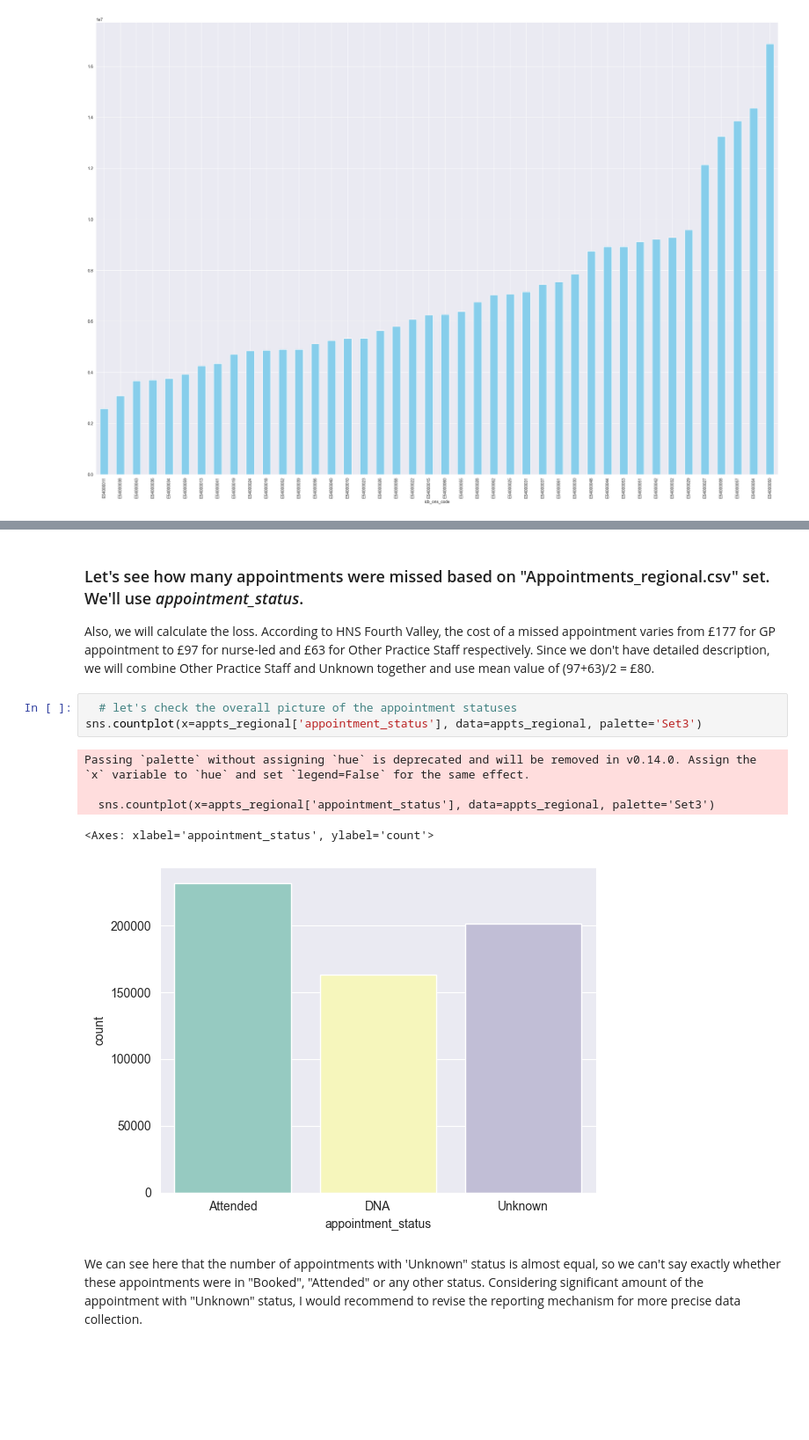
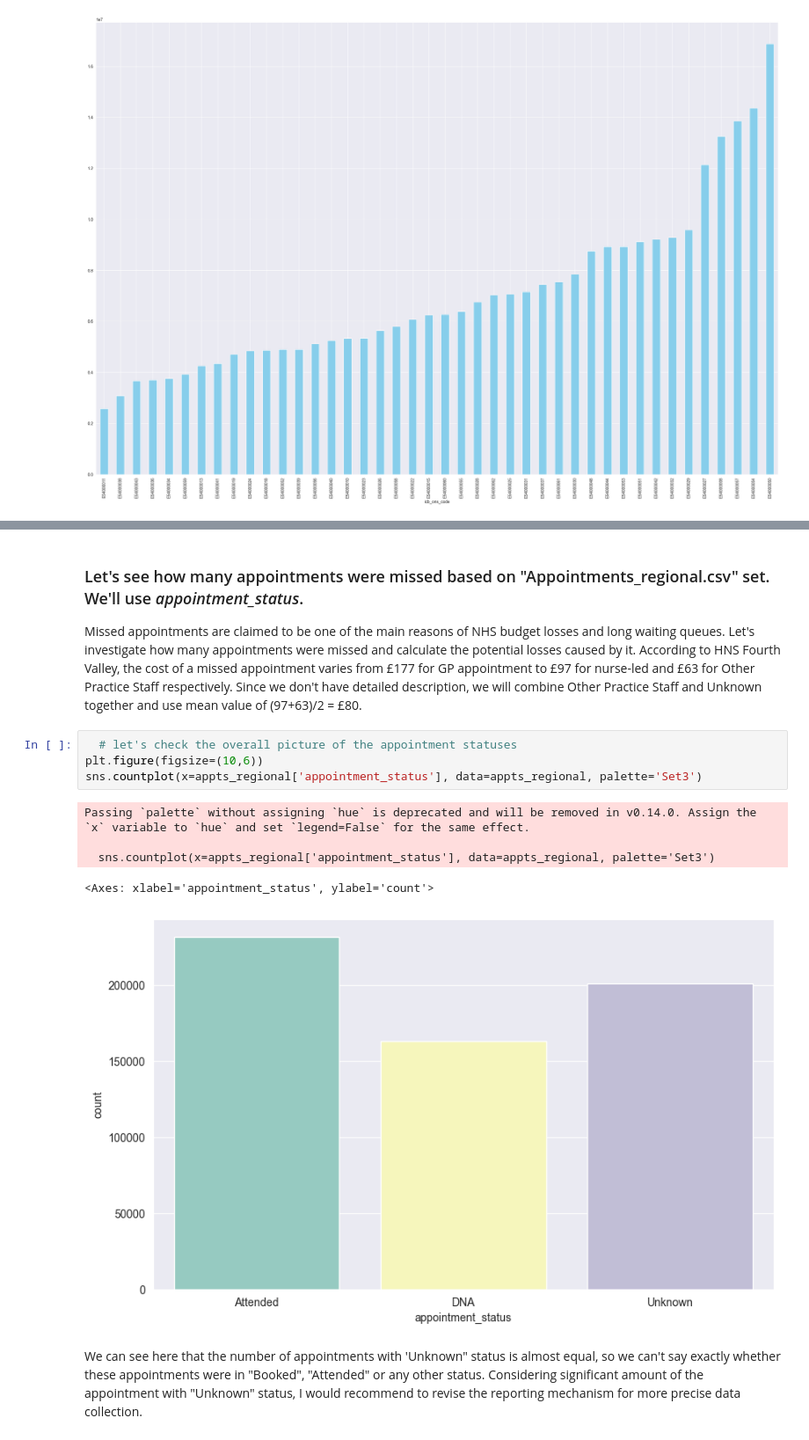
Before and after one commit to DimaBrikach/NHS_Assignment, a Jupyter notebook: Dzmitry_Brykach_DA201_Assignment.ipynb, the cells around one changed output, grey strips where cells are left out. Shown: that part at 88% size. Cells and saved outputs as stored; diff of their text form; blank space fills up the shorter version.

```diff
--- a/Dzmitry_Brykach_DA201_Assignment.ipynb
+++ b/Dzmitry_Brykach_DA201_Assignment.ipynb
@@ -245,15 +265,18 @@ plt.show()
 # %% [markdown]
 ### Let's see how many appointments were missed based on "Appointments_regional.csv" set. We'll use *appointment_status*.
-Also, we will calculate the loss. According to HNS Fourth Valley, the cost of a missed appointment varies from £177 for GP appointment to £97 for nurse-led and £63 for Other Practice Staff respectively. Since we don't have detailed description, we will combine Other Practice Staff and Unknown together and use mean value of (97+63)/2 = £80.
+Missed appointments are claimed to be one of the main reasons of NHS budget losses and long waiting queues.
+Let's investigate how many appointments were missed and calculate the potential losses caused by it.
+According to HNS Fourth Valley, the cost of a missed appointment varies from £177 for GP appointment to £97 for nurse-led and £63 for Other Practice Staff respectively. Since we don't have detailed description, we will combine Other Practice Staff and Unknown together and use mean value of (97+63)/2 = £80.
 # %%
   # let's check the overall picture of the appointment statuses
+plt.figure(figsize=(10,6))
 sns.countplot(x=appts_regional['appointment_status'], data=appts_regional, palette='Set3')
 # %% [output]
 Passing `palette` without assigning `hue` is deprecated and will be removed in v0.14.0. Assign the `x` variable to `hue` and set `legend=False` for the same effect.
 
   sns.countplot(x=appts_regional['appointment_status'], data=appts_regional, palette='Set3')
 <Axes: xlabel='appointment_status', ylabel='count'>
-[figure, old version]
+[figure, new version]
 # %% [markdown]
 We can see here that the number of appointments with 'Unknown" status is almost equal, so we can't say exactly whether these appointments were in "Booked", "Attended" or any other status.
 Considering significant amount of the appointment with "Unknown" status, I would recommend to revise the reporting mechanism for more precise data collection.
```
Also changed, not shown: parts of 11 cells of this notebook.
